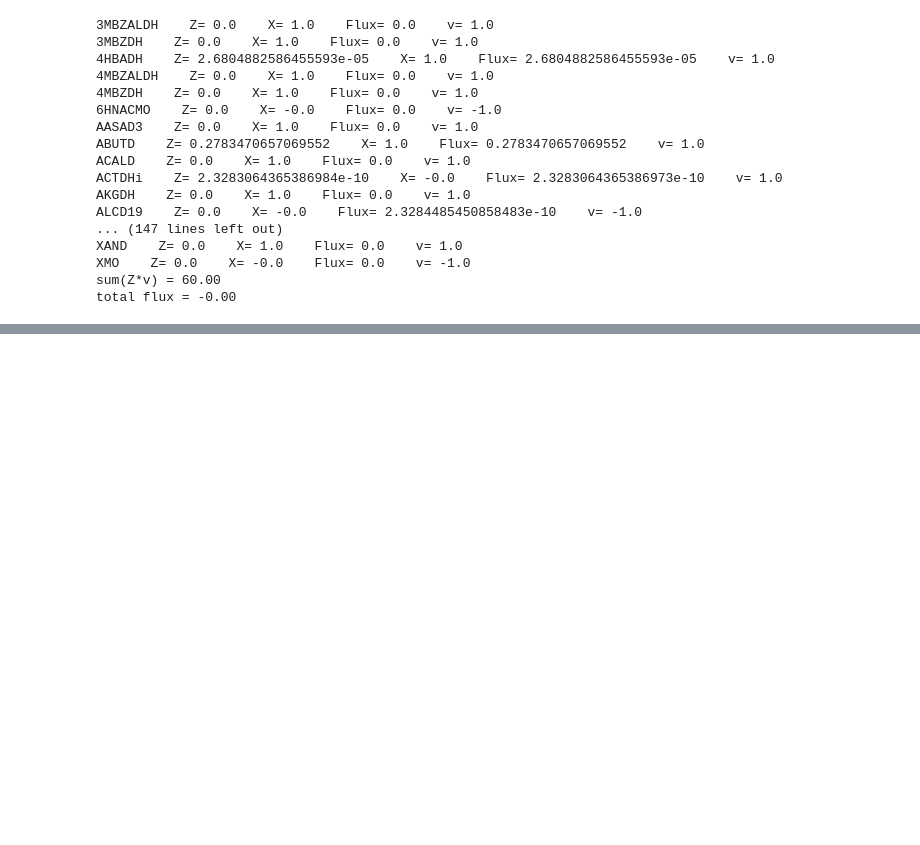
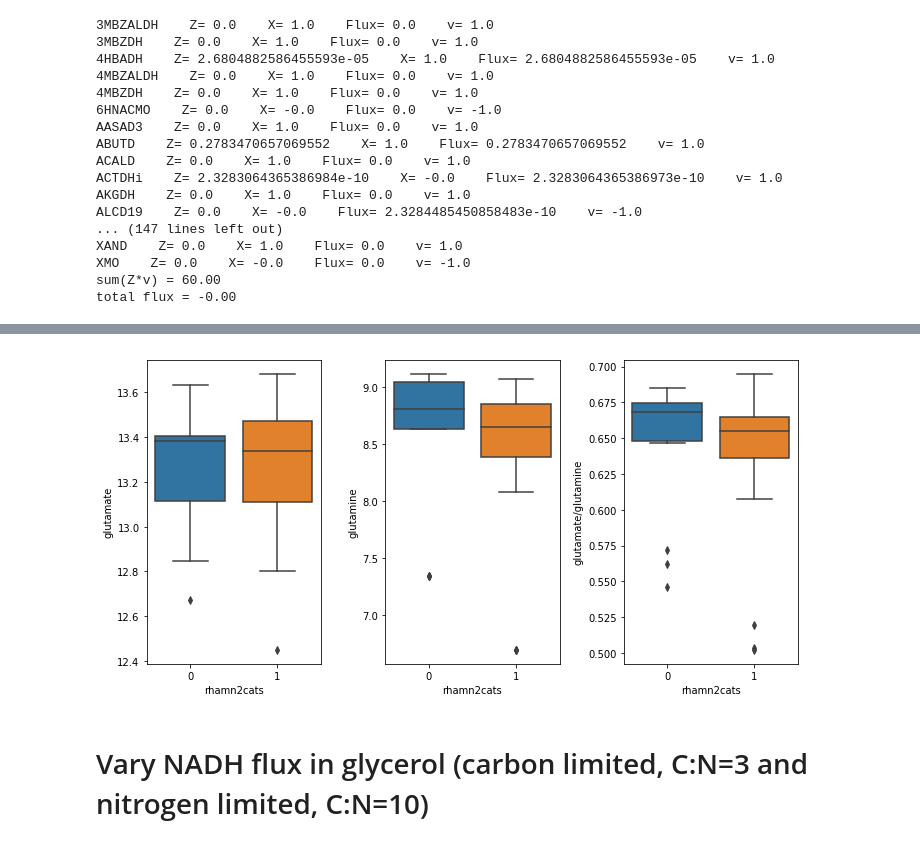
Before and after one commit to liaochen1988/Source_code_for_Pseudomonas_Metabolomics_Paper, a Jupyter notebook: overflow/compare_alternative_secretion_pathways.ipynb, the cells around one changed output, grey strips where cells are left out. Saved outputs shown, nothing was run; the diff lists cells and outputs as text; code cells hidden in the pictures; blank space fills up the shorter version.

```diff
--- a/overflow/compare_alternative_secretion_pathways.ipynb
+++ b/overflow/compare_alternative_secretion_pathways.ipynb
@@ -414,0 +384,3 @@ ax.scatter(max_biomass_flux, exchange_flux_max.loc['EX_haa_e_'].values)
+# %%
+df_rhl = pd.read_excel('../data/rhamnolipids/rhamnMat.xlsx', index_col=0)
+df_rhl.head()
@@ -414,0 +397,9 @@ ax.scatter(max_biomass_flux, exchange_flux_max.loc['EX_haa_e_'].values)
+# %%
+df_met = pd.read_csv('../data/metabolomics/ccmnNormMets.csv', index_col=0)
+df_met = df_met[[x for x in df_met.columns if x=='glutamate' or x=='glutamine']]
+df_met.index.name = 'strain'
+df_met = df_met.rename({x:x.split('_')[0] for x in df_met.index})
+df_met = df_met.rename({x:'PA14' for x in df_met.index if 'PA14' in x})
+df_met = pd.merge(df_met, df_rhl, left_index=True, right_index=True).reset_index()
+df_met['glutamate/glutamine'] = df_met['glutamine']/df_met['glutamate']
+df_met.head()
@@ -414,0 +413,10 @@ ax.scatter(max_biomass_flux, exchange_flux_max.loc['EX_haa_e_'].values)
+# %%
+fig, ax = plt.subplots(nrows=1, ncols=3, figsize=(10, 5))
+_ = sns.boxplot(x='rhamn2cats', y='glutamate', data=df_met, ax=ax[0])
+_ = sns.boxplot(x='rhamn2cats', y='glutamine', data=df_met, ax=ax[1])
+_ = sns.boxplot(x='rhamn2cats', y='glutamate/glutamine', data=df_met, ax=ax[2])
+plt.tight_layout()
+# %% [output]
+[figure, added]
+# %% [markdown]
+# Vary NADH flux in glycerol (carbon limited, C:N=3 and nitrogen limited, C:N=10)
```
Also changed, not shown: parts of 85 cells of this notebook, 41 other files.
